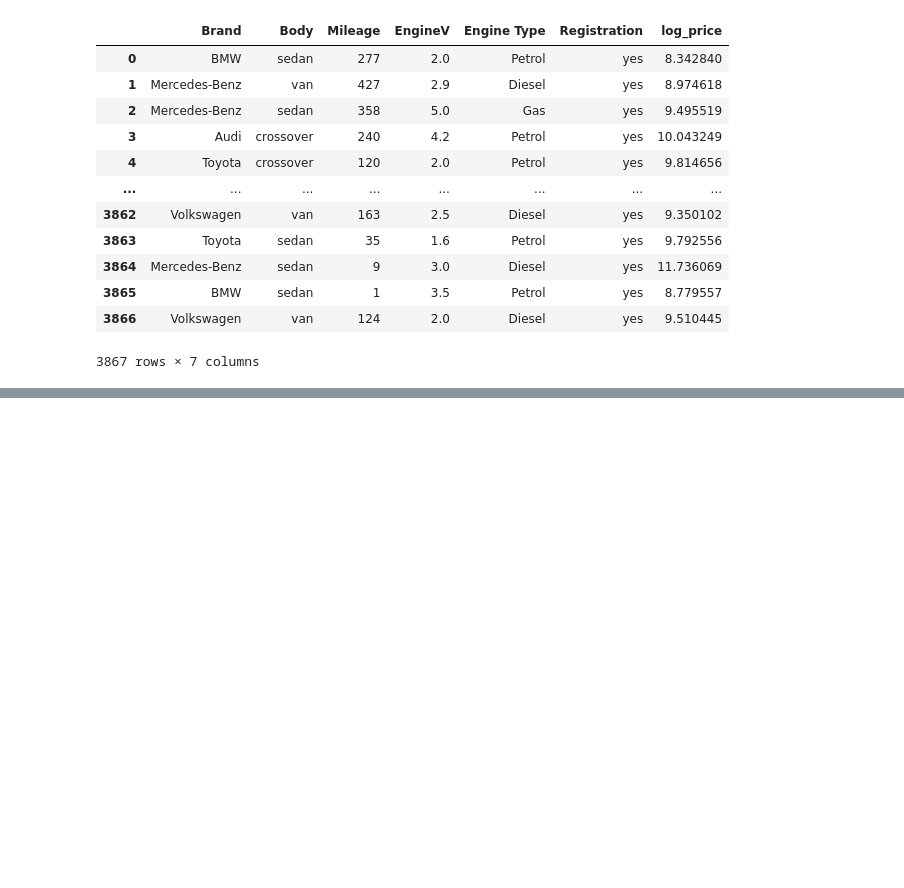
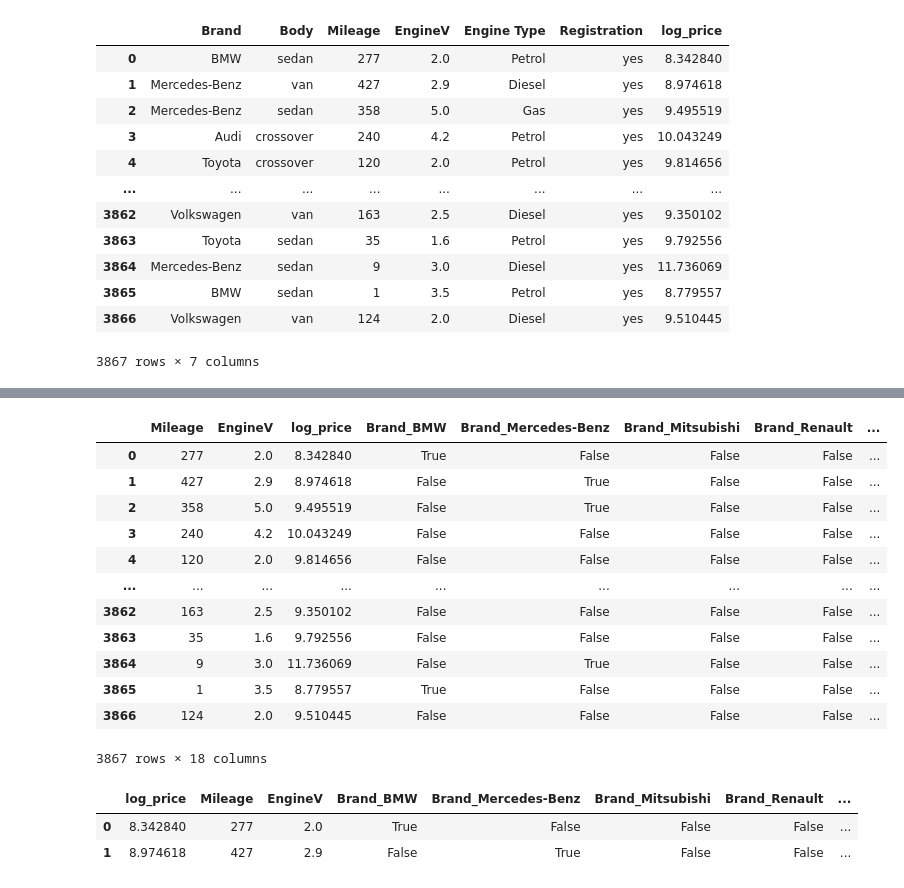
Before and after one commit to rohitkhatri75436/Data-science-learing, a Jupyter notebook: revision/TrainAndTestCarsSalesExample.ipynb, the cells around one changed output, grey strips where cells are left out. Cells and saved outputs as stored; diff of their text form; code cells hidden in the pictures; blank space fills up the shorter version.

```diff
--- a/revision/TrainAndTestExample.ipynb
+++ b/revision/TrainAndTestCarsSalesExample.ipynb
@@ -395,5 +395,5 @@ pd.DataFrame({'Features':variables.columns, 'VIF': vif})
 # Because it has the laragest "Multicollinearity" and it can mislead the model
 # to generate inaccurate values.
 
-clean_data_without_price = clean_data_without_price.drop(['Year'], axis = 1)
+data_without_multicollinearity = clean_data_without_price.drop(['Year'], axis = 1)
 # %%
@@ -414,0 +421,18 @@ clean_data_without_price
+# %%
+# drop_first = True will remove first category dummy data to reduce multicollinearity between dummies
+data_dummies = pd.get_dummies(data_without_multicollinearity,drop_first = True)
+data_dummies
+# %% [output]
+|  | Mileage | EngineV | log_price | Brand_BMW | Brand_Mercedes-Benz | Brand_Mitsubishi | Brand_Renault | ... |
+| 0 | 277 | 2.0 | 8.342840 | True | False | False | False | ... |
+| 1 | 427 | 2.9 | 8.974618 | False | True | False | False | ... |
+| 2 | 358 | 5.0 | 9.495519 | False | True | False | False | ... |
+| 3 | 240 | 4.2 | 10.043249 | False | False | False | False | ... |
+| 4 | 120 | 2.0 | 9.814656 | False | False | False | False | ... |
+| ... | ... | ... | ... | ... | ... | ... | ... | ... |
+| 3862 | 163 | 2.5 | 9.350102 | False | False | False | False | ... |
+| 3863 | 35 | 1.6 | 9.792556 | False | False | False | False | ... |
+| 3864 | 9 | 3.0 | 11.736069 | False | True | False | False | ... |
+| 3865 | 1 | 3.5 | 8.779557 | True | False | False | False | ... |
+| 3866 | 124 | 2.0 | 9.510445 | False | False | False | False | ... |
+3867 rows × 18 columns
@@ -414,0 +446,6 @@ clean_data_without_price
+# %%
+data_pre_processed.head(2)
+# %% [output]
+|  | log_price | Mileage | EngineV | Brand_BMW | Brand_Mercedes-Benz | Brand_Mitsubishi | Brand_Renault | ... |
+| 0 | 8.342840 | 277 | 2.0 | True | False | False | False | ... |
+| 1 | 8.974618 | 427 | 2.9 | False | True | False | False | ... |
```
Also changed, not shown: parts of 8 cells of this notebook, 5 other files.
